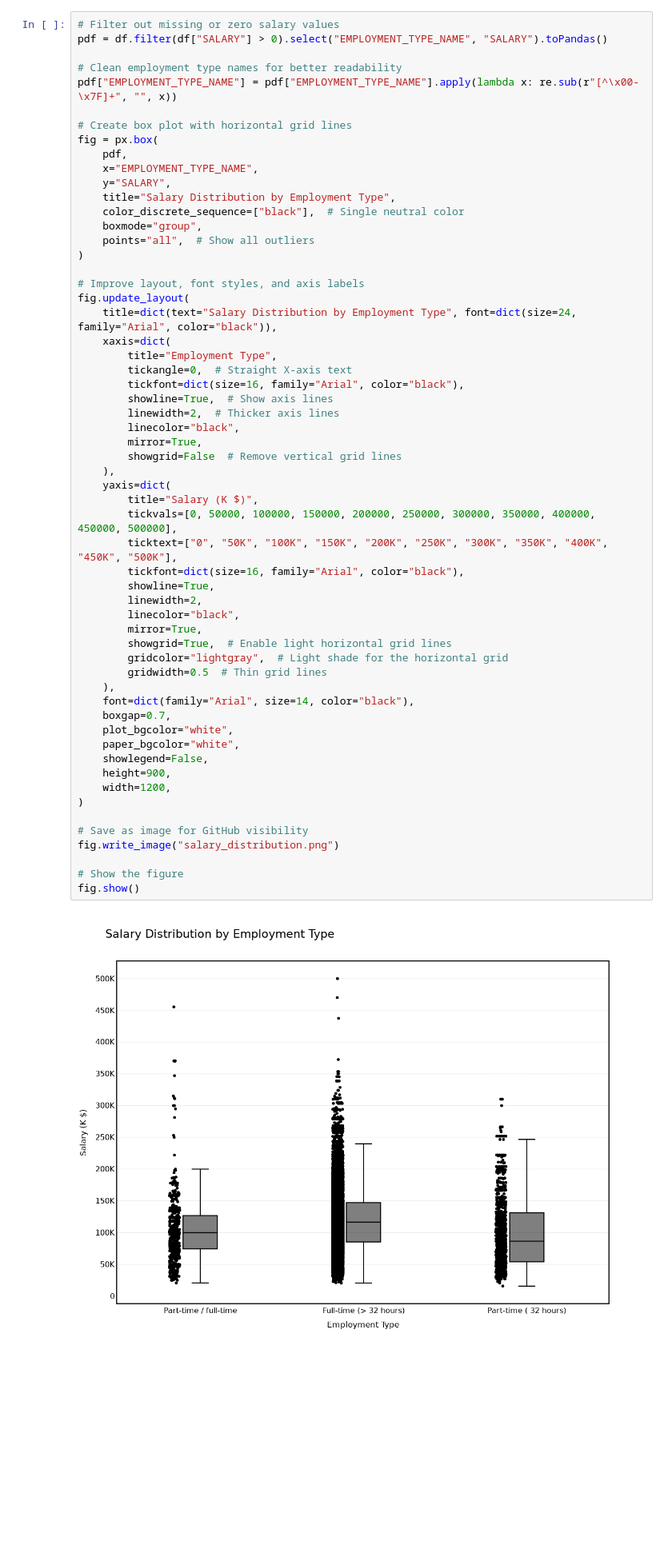
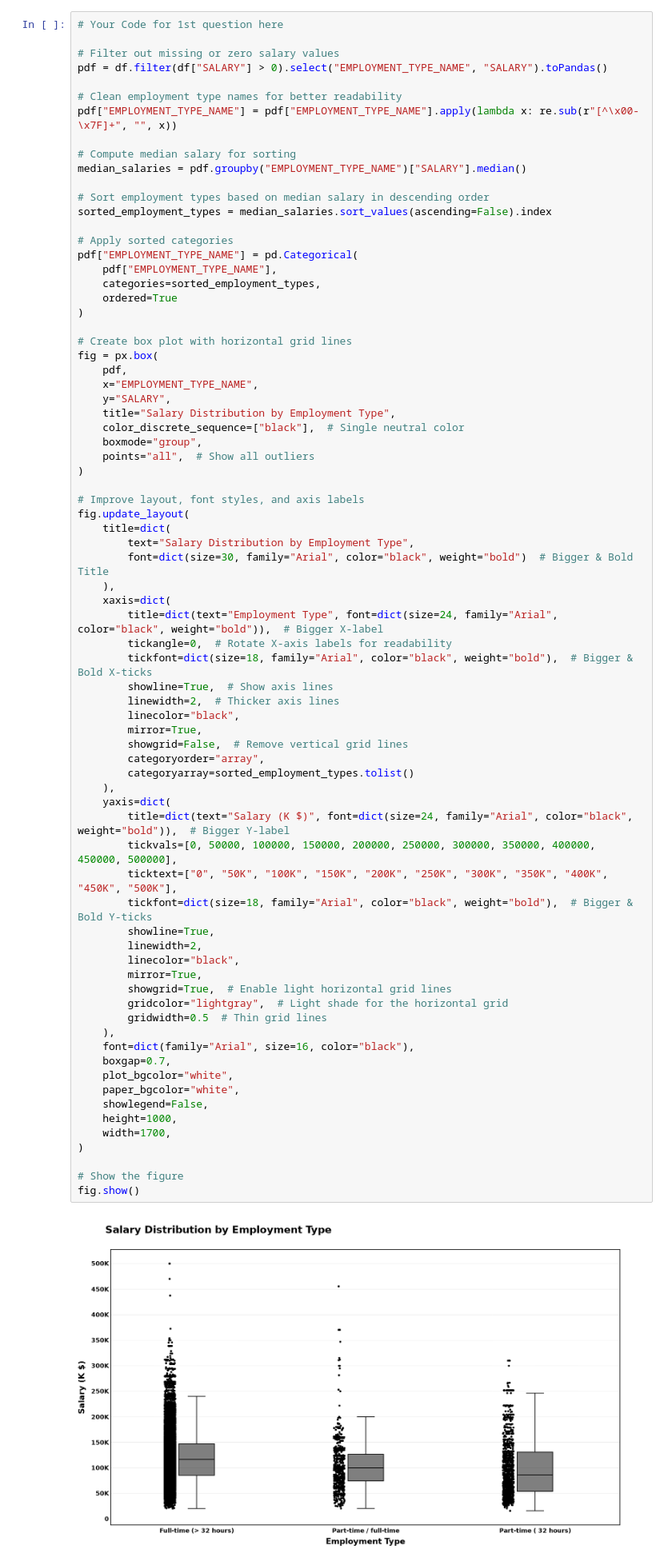
Before and after one commit to met-ad-688/lab06-prabuj1611, a Jupyter notebook: lab06_prabu.ipynb, the cells around one changed output. Shown: that part at 80% size. Saved outputs shown, nothing was run; the diff lists cells and outputs as text; blank space fills up the shorter version.

Commit message:
update plot configuration for enhanced visualization Q4

```diff
--- a/lab06_prabu.ipynb
+++ b/lab06_prabu.ipynb
@@ -101,9 +78,24 @@ fig.show()
 # %%
+# Your Code for 1st question here
+
 # Filter out missing or zero salary values
 pdf = df.filter(df["SALARY"] > 0).select("EMPLOYMENT_TYPE_NAME", "SALARY").toPandas()
 
 # Clean employment type names for better readability
 pdf["EMPLOYMENT_TYPE_NAME"] = pdf["EMPLOYMENT_TYPE_NAME"].apply(lambda x: re.sub(r"[^\x00-\x7F]+", "", x))
+
+# Compute median salary for sorting
+median_salaries = pdf.groupby("EMPLOYMENT_TYPE_NAME")["SALARY"].median()
+
+# Sort employment types based on median salary in descending order
+sorted_employment_types = median_salaries.sort_values(ascending=False).index
+
+# Apply sorted categories
+pdf["EMPLOYMENT_TYPE_NAME"] = pd.Categorical(
+    pdf["EMPLOYMENT_TYPE_NAME"],
+    categories=sorted_employment_types,
+    ordered=True
+)
 
 # Create box plot with horizontal grid lines
 fig = px.box(
@@ -117,47 +109,49 @@ fig = px.box(
 )
 
 # Improve layout, font styles, and axis labels
 fig.update_layout(
-    title=dict(text="Salary Distribution by Employment Type", font=dict(size=24, family="Arial", color="black")),
+    title=dict(
+        text="Salary Distribution by Employment Type",
+        font=dict(size=30, family="Arial", color="black", weight="bold")  # Bigger & Bold Title
+    ),
     xaxis=dict(
-        title="Employment Type",
-        tickangle=0,  # Straight X-axis text
-        tickfont=dict(size=16, family="Arial", color="black"),
+        title=dict(text="Employment Type", font=dict(size=24, family="Arial", color="black", weight="bold")),  # Bigger X-label
+        tickangle=0,  # Rotate X-axis labels for readability
+        tickfont=dict(size=18, family="Arial", color="black", weight="bold"),  # Bigger & Bold X-ticks
         showline=True,  # Show axis lines
         linewidth=2,  # Thicker axis lines
         linecolor="black",
         mirror=True,
-        showgrid=False  # Remove vertical grid lines
+        showgrid=False,  # Remove vertical grid lines
+        categoryorder="array",
+        categoryarray=sorted_employment_types.tolist()
     ),
     yaxis=dict(
-        title="Salary (K $)",
+        title=dict(text="Salary (K $)", font=dict(size=24, family="Arial", color="black", weight="bold")),  # Bigger Y-label
         tickvals=[0, 50000, 100000, 150000, 200000, 250000, 300000, 350000, 400000, 450000, 500000],
         ticktext=["0", "50K", "100K", "150K", "200K", "250K", "300K", "350K", "400K", "450K", "500K"],
-        tickfont=dict(size=16, family="Arial", color="black"),
+        tickfont=dict(size=18, family="Arial", color="black", weight="bold"),  # Bigger & Bold Y-ticks
         showline=True,
         linewidth=2,
         linecolor="black",
         mirror=True,
         showgrid=True,  # Enable light horizontal grid lines
         gridcolor="lightgray",  # Light shade for the horizontal grid
         gridwidth=0.5  # Thin grid lines
     ),
-    font=dict(family="Arial", size=14, color="black"),
+    font=dict(family="Arial", size=16, color="black"),
     boxgap=0.7,
     plot_bgcolor="white",
     paper_bgcolor="white",
     showlegend=False,
-    height=900,
-    width=1200,
+    height=1000,
+    width=1700,
 )
-
-# Save as image for GitHub visibility
-fig.write_image("salary_distribution.png")
 
 # Show the figure
 fig.show()
 # %% [output]
-[figure, old version]
+[figure, new version]
 # %% [markdown]
 **Salary Distribution:** *Full-time employees working more than 32 hours have a higher median salary compared to part-time and mixed employment types, indicating better earning potential for full-time roles.*
 
```
Also changed, not shown: parts of 4 cells of this notebook, 1 other file.
